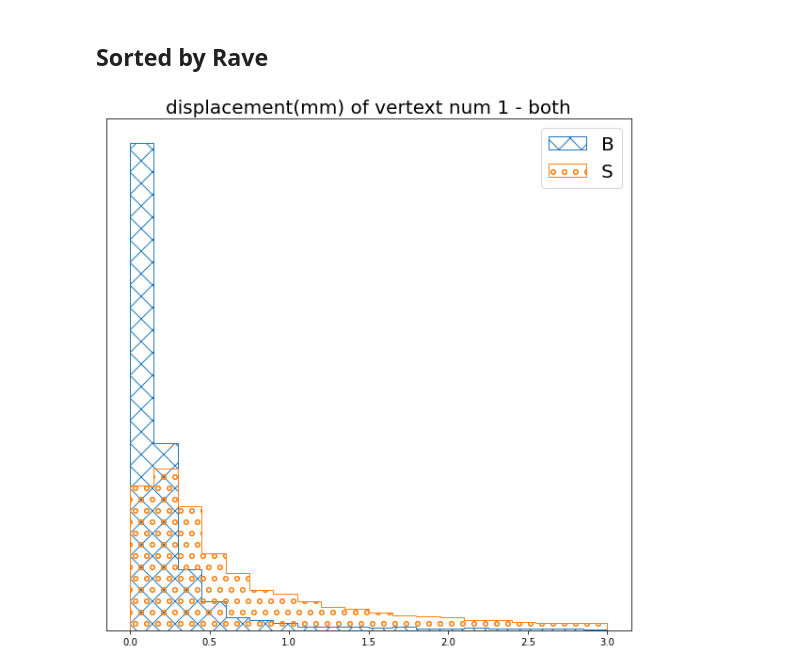
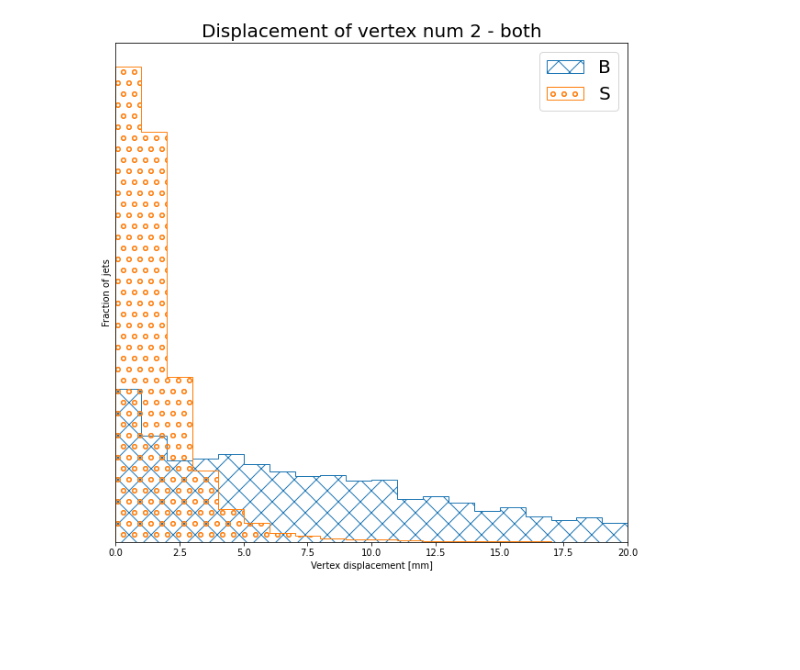
Before and after one commit to noamwunch/displaced_tracks, a Jupyter notebook: RAVE.ipynb, the cells around one changed output. Cells and saved outputs as stored; diff of their text form; code cells hidden in the pictures; blank space fills up the shorter version.

```diff
--- a/RAVE.ipynb
+++ b/RAVE.ipynb
@@ -4,8 +4,9 @@ import numpy as np
 import matplotlib.pyplot as plt
 import pandas as pd
 
-from Functions.Preprocess import events_to_df_vert, events_to_df_vert1, scale_shift_feats, for_nn
+from Functions.Preprocess import events_to_df_vert, scale_shift_feats, for_nn
 from Functions.Models import cnn, lstm, lstm_big, train
 from Functions.Compare import compareAB
-analysis_path = "Analysis/RAVE/"
+analysis_path = "Analysis/Rave/"
+data_path = "Data/Rave/"
 # %% [output]
@@ -74,38 +127,48 @@ bkg efficiency =  0.02574279882059424
-# %% [markdown]
-## Sorted by Rave
 # %%
-# Vertex displacement
-n_vert = 1
-range=[0,3]
-boost = False
+# Vrtex displacement
+fname = "jet_secondary_vertex_disp"
+vertex = 'jet' # 'event' or 'jet'
+n_vert = 2
 which = 'both'
-bins=20
-col_name = 'vert'+str(n_vert) + '_dist'
-def vert(x, n_vert):
+sort = 'disp'
+range=[0,20]
+bins= 20
+col_name = 'vert' + str(n_vert) + '_dist'
+
+if vertex == 'event':
+    B = B_event.copy()
+    S = S_event.copy()
+elif vertex == 'jet':
+    B = B_jet.copy()
+    S = S_jet.copy()
+
+B["vert_dist"] = (B.vert_x**2 + B.vert_y**2).map(np.sqrt)
+S["vert_dist"] = (S.vert_x**2 + S.vert_y**2).map(np.sqrt)
+
+def n_vert_disp(x, n_vert):
     u, ind = np.unique(x, return_index=True)
-    u = u[np.argsort(ind)]
+    if sort == "avr":
+        u = u[np.argsort(ind)]
     return u[n_vert-1]
-
-if boost:
-    B["vert_dist"] = (B.vert_x**2 + B.vert_y**2 + (B.vert_z/(B.track_Eta.map(np.cosh)))**2).map(np.sqrt)
-    S["vert_dist"] = (S.vert_x**2 + S.vert_y**2 + (S.vert_z/(S.track_Eta.map(np.cosh)))**2).map(np.sqrt)
-else:
-    B["vert_dist"] = (B.vert_x**2 + B.vert_y**2).map(np.sqrt)
-    S["vert_dist"] = (S.vert_x**2 + S.vert_y**2).map(np.sqrt)
-
-S[col_name] = S[S.n_vert>=n_vert].vert_dist.apply(vert, args=(n_vert,))
-B[col_name] = B[B.n_vert>=n_vert].vert_dist.apply(vert, args=(n_vert,))
+S[col_name] = S[S.vert_mult>=n_vert].vert_dist.apply(n_vert_disp, args=(n_vert,))
+B[col_name] = B[B.vert_mult>=n_vert].vert_dist.apply(n_vert_disp, args=(n_vert,))
 
 if which == 'signal':
-    plt.hist(B[B.n_vert>n_vert][col_name], histtype="step",hatch="x", density=True, range=range, bins=bins);
+    plt.hist(B[B.vert_mult>n_vert][col_name], histtype="step",hatch="x", density=True, range=range, bins=bins);
 if which == 'background':
-    plt.hist(S[S.n_vert>n_vert][col_name], histtype="step",hatch="o", density=True, range=range, bins=bins);
+    plt.hist(S[S.vert_mult>n_vert][col_name], histtype="step",hatch="o", density=True, range=range, bins=bins);
 if which == 'both':
-    plt.hist(B[B.n_vert>n_vert][col_name], histtype="step",hatch="x", density=True, range=range, bins=bins);
-    plt.hist(S[S.n_vert>n_vert][col_name], histtype="step",hatch="o", density=True, range=range, bins=bins);
+    plt.hist(B[B.vert_mult>n_vert][col_name], histtype="step",hatch="x", density=True, range=range, bins=bins);
+    plt.hist(S[S.vert_mult>n_vert][col_name], histtype="step",hatch="o", density=True, range=range, bins=bins);
     plt.legend(["B","S"], fontsize=20)
+
+plt.ylabel("Fraction of jets")
+plt.xlabel("Vertex displacement [mm]")
 plt.yticks([]);
-plt.title("displacement(mm) of vertext num " + str(n_vert) +  " - " + which, fontsize=20)
+plt.xlim(range)
+plt.title("Displacement of vertex num " + str(n_vert) +  " - " + which, fontsize=20)
 plt.gcf().set_size_inches(10,10)
+plt.savefig(fname=analysis_path+fname+".pdf", format='pdf')
+plt.savefig(fname=analysis_path+fname+".svg", format='svg')
 # %% [output]
-[figure, old version]
+[figure, new version]
```
Also changed, not shown: parts of 26 cells of this notebook, 32 other files.
